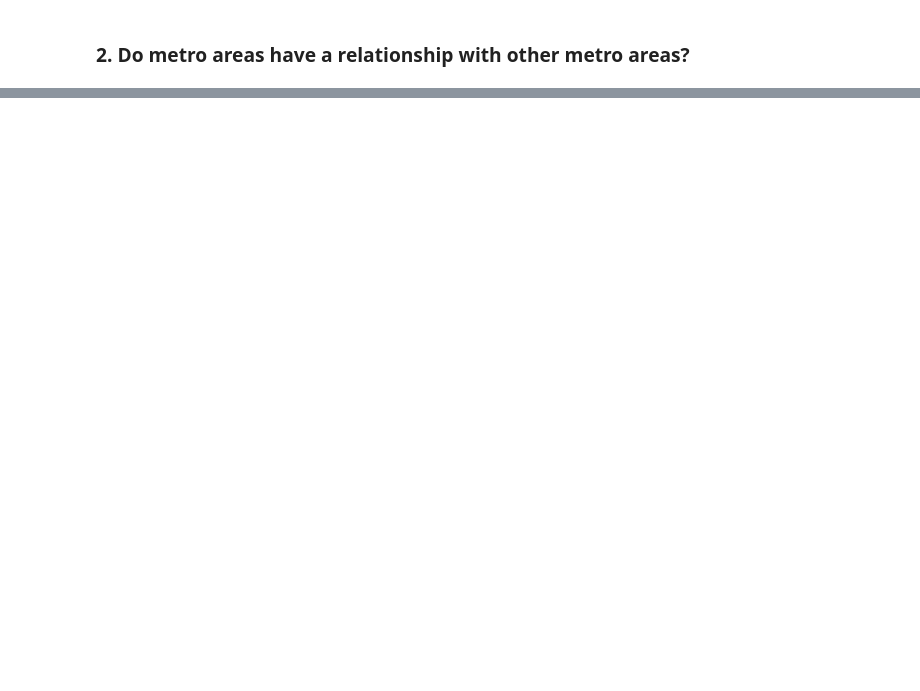
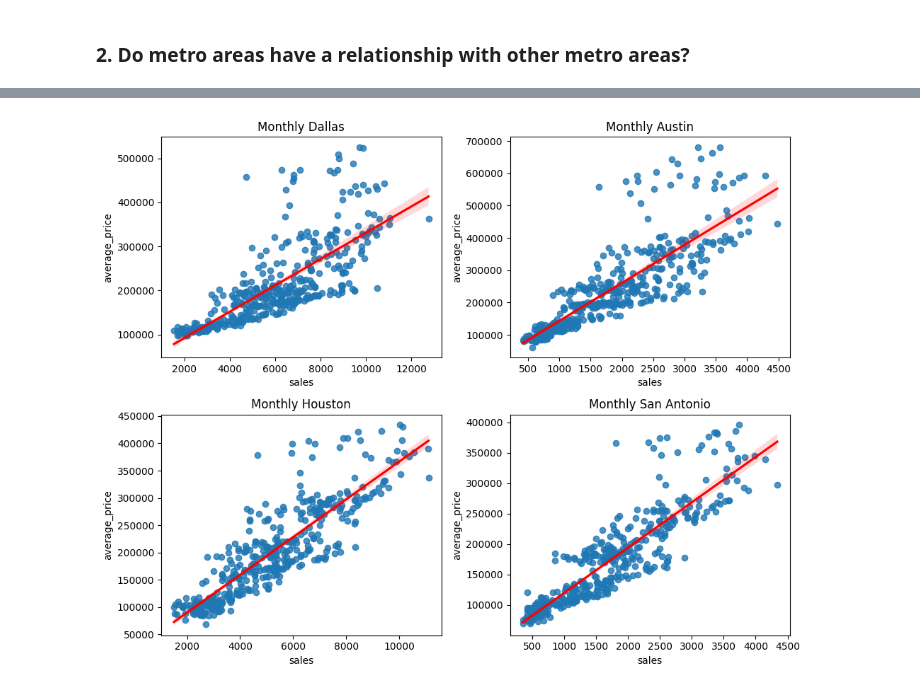
Before and after one commit to nicolas-angarita/texas_real_estate, a Jupyter notebook: explore_major_markets.ipynb, the cells around one changed output, grey strips where cells are left out. Cells and saved outputs as stored; diff of their text form; code cells hidden in the pictures; blank space fills up the shorter version.

```diff
--- a/explore_major_markets.ipynb
+++ b/explore_major_markets.ipynb
@@ -398,3 +399,20 @@ Reject the Null Hypothesis. There is a correlation between total listings and av
 corr,p_value
 # %% [output]
 (0.20696011261616198, 3.096541626201449e-05)
+# %%
+α = 0.05
+
+columns = ['sales','dollar_volume', 'total_listings','months_inventory']
+correlation_results = []
+
+for col in columns:
+    listing = monthly_sa[col]
+    home_value = monthly_sa['average_price']
+
+    corr, p_value = pearsonr(listing, home_value)
+
+    correlation_results.append({'feature': col, 'correlation': corr, 'p-value': p_value})
+
+dff = pd.DataFrame(correlation_results)
+dff['significance']=dff['p-value'] < α
+dff.sort_values('correlation', ascending = False, ignore_index = True)
@@ -404,0 +493,24 @@ corr,p_value
+# %%
+def create_market_subplots(markets, titles):
+    num_markets = len(markets)
+    num_rows = (num_markets - 1) // 2 + 1
+    num_cols = min(num_markets, 2)
+
+    fig, axs = plt.subplots(num_rows, num_cols, figsize=(10, 8))
+
+    for i, market in enumerate(markets):
+        row = i // num_cols
+        col = i % num_cols
+        ax = axs[row, col]
+        sns.regplot(data=market, x='sales', y='average_price', line_kws={'color': 'red'}, ax=ax)
+        ax.set_title(titles[i])
+
+    plt.tight_layout()
+    plt.show()
+# %%
+markets = [mon_dal, mon_aus, mon_hou, monthly_sa]
+titles = ['Monthly Dallas', 'Monthly Austin', 'Monthly Houston', 'Monthly San Antonio']
+
+create_market_subplots(markets, titles)
+# %% [output]
+[figure, added]
```
Also changed, not shown: parts of 14 cells of this notebook, 1 other file.
